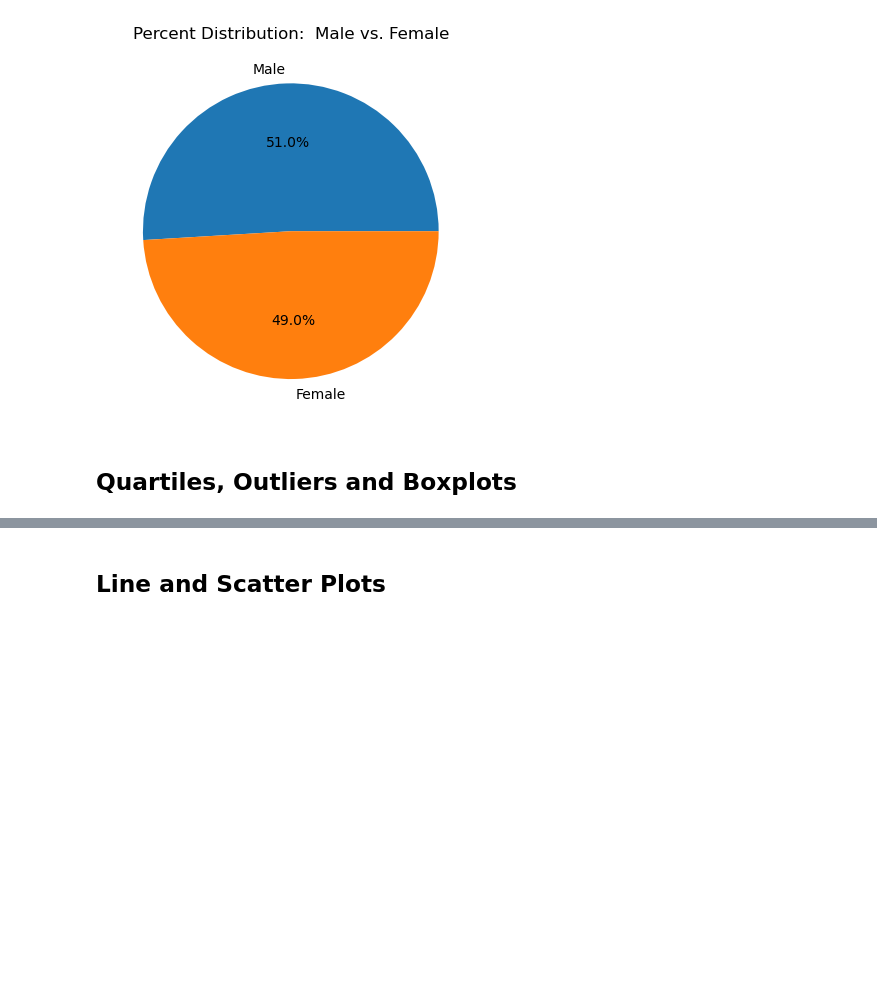
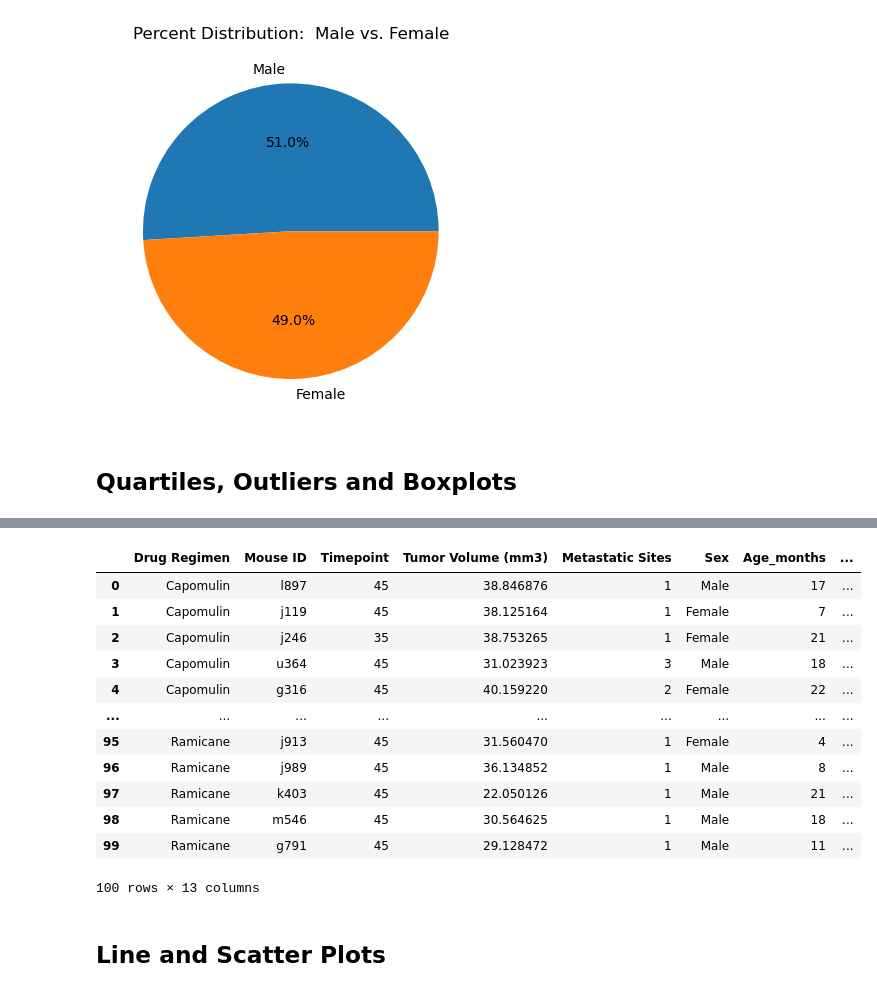
Before and after one commit to eaveltre21189/matplotlib_challenge, a Jupyter notebook: pymaceuticals.ipynb, the cells around one changed output, grey strips where cells are left out. Drawn from its saved outputs; the diff is of its cells as text; code cells hidden in the pictures; blank space fills up the shorter version.

```diff
--- a/pymaceuticals.ipynb
+++ b/pymaceuticals.ipynb
@@ -222,8 +222,18 @@ plt.show()
 # %%
 # Calculate the final tumor volume of each mouse across four of the treatment regimens:
 # Capomulin, Ramicane, Infubinol, and Ceftamin
+treatment_df = cleaned_data.loc[(cleaned_data["Drug Regimen"] == "Capomulin")|
+                                (cleaned_data["Drug Regimen"] == "Ramicane")|
+                                (cleaned_data["Drug Regimen"] == "Infubinol")|
+                                (cleaned_data["Drug Regimen"] == "Ceftamin"), :]
 
 # Start by getting the last (greatest) timepoint for each mouse
-
+max_timepoint = treatment_df.groupby(["Mouse ID"])["Timepoint"].max().reset_index()
 
 # Merge this group df with the original DataFrame to get the tumor volume at the last timepoint
+max_timepoints_df = pd.merge(max_timepoint, cleaned_data, on="Mouse ID")
+max_timepoints_df = max_timepoints_df.loc[max_timepoints_df["Timepoint_y"]==max_timepoints_df["Timepoint_x"],:]
+max_timepoints_df = max_timepoints_df.rename(columns={"Timepoint_x":"Timepoint"})
+max_timepoints_df = max_timepoints_df.drop(columns=["Timepoint_y"])
+max_timepoints_df = max_timepoints_df.set_index("Drug Regimen").sort_index().reset_index()
+max_timepoints_df.head()
@@ -230,17 +247,24 @@ plt.show()
 # %%
 # Put treatments into a list for for loop (and later for plot labels)
-
+treatment_list = max_timepoints_df["Drug Regimen"].unique()
 
 # Create empty list to fill with tumor vol data (for plotting)
-
+tumor_volumes = []
 
 # Calculate the IQR and quantitatively determine if there are any potential outliers.
+    # Locate the rows which contain mice on each drug and get the tumor volumes
+    # add subset
+    # Determine outliers using upper and lower bounds
 
+lowerq = max_timepoints_df.groupby("Drug Regimen")["Tumor Volume (mm3)"].quantile(0.25)
+upperq = max_timepoints_df.groupby("Drug Regimen")["Tumor Volume (mm3)"].quantile(0.75)
+iqr = upperq-lowerq
+lower_bound = lowerq - (1.5*iqr)
+upper_bound = upperq + (1.5*iqr)
 
-    # Locate the rows which contain mice on each drug and get the tumor volumes
-
-
-    # add subset
-
-
-    # Determine outliers using upper and lower bounds
+quartiles_df = pd.DataFrame({"Lower Quartile": lowerq,
+                             "Upper Quartile": upperq,
+                             "IQR": iqr,
+                             "Lower Bound": lower_bound,
+                             "Upper Bound": upper_bound,}).reset_index()
+quartiles_df
@@ -246,0 +277,17 @@ plt.show()
+# %%
+merged_df = pd.merge(max_timepoints_df, quartiles_df, on="Drug Regimen", how="left")
+merged_df
+# %% [output]
+|  | Drug Regimen | Mouse ID | Timepoint | Tumor Volume (mm3) | Metastatic Sites | Sex | Age_months | ... |
+| 0 | Capomulin | l897 | 45 | 38.846876 | 1 | Male | 17 | ... |
+| 1 | Capomulin | j119 | 45 | 38.125164 | 1 | Female | 7 | ... |
+| 2 | Capomulin | j246 | 35 | 38.753265 | 1 | Female | 21 | ... |
+| 3 | Capomulin | u364 | 45 | 31.023923 | 3 | Male | 18 | ... |
+| 4 | Capomulin | g316 | 45 | 40.159220 | 2 | Female | 22 | ... |
+| ... | ... | ... | ... | ... | ... | ... | ... | ... |
+| 95 | Ramicane | j913 | 45 | 31.560470 | 1 | Female | 4 | ... |
+| 96 | Ramicane | j989 | 45 | 36.134852 | 1 | Male | 8 | ... |
+| 97 | Ramicane | k403 | 45 | 22.050126 | 1 | Male | 21 | ... |
+| 98 | Ramicane | m546 | 45 | 30.564625 | 1 | Male | 18 | ... |
+| 99 | Ramicane | g791 | 45 | 29.128472 | 1 | Male | 11 | ... |
+100 rows × 13 columns
```
Also changed, not shown: parts of 3 cells of this notebook, 1 other file.
